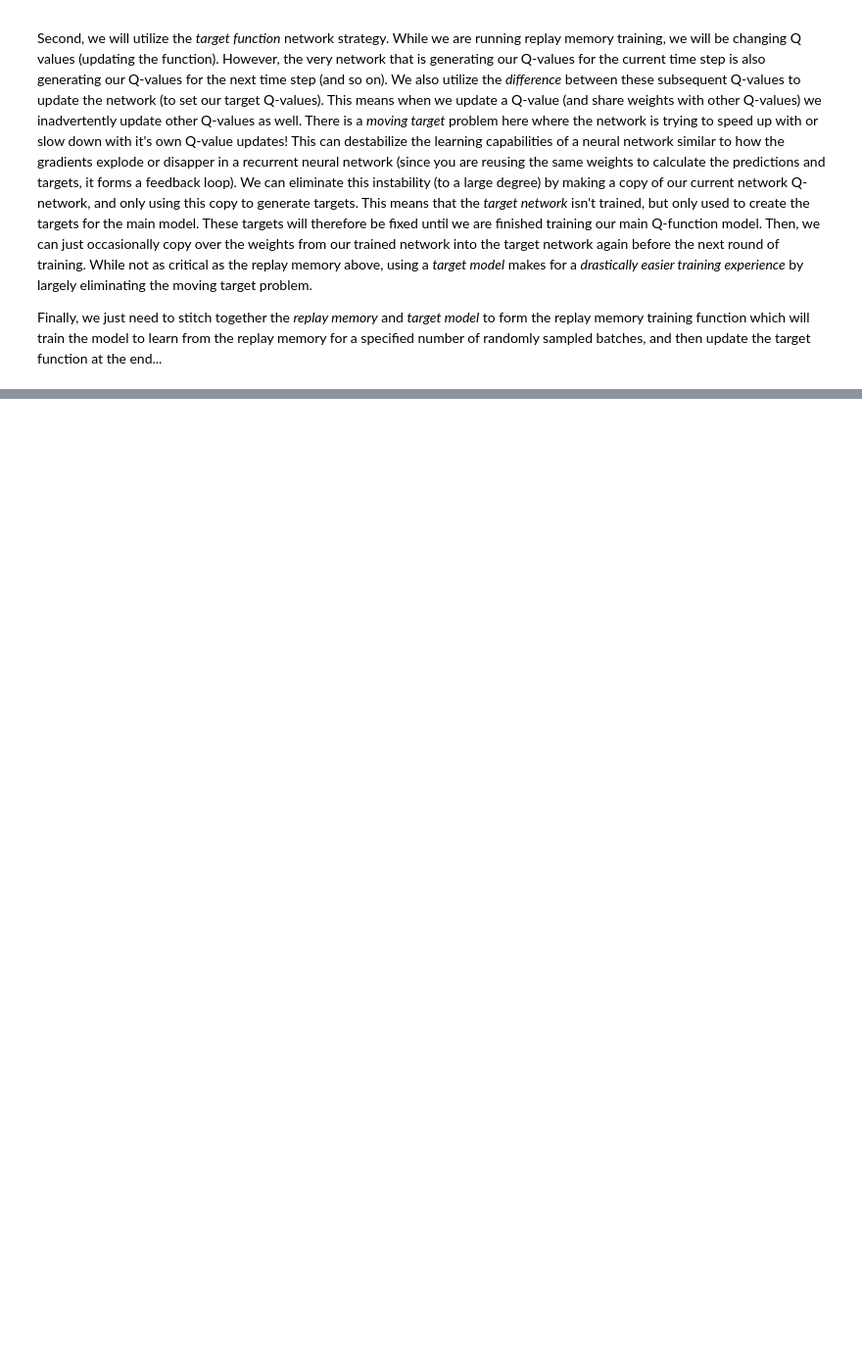
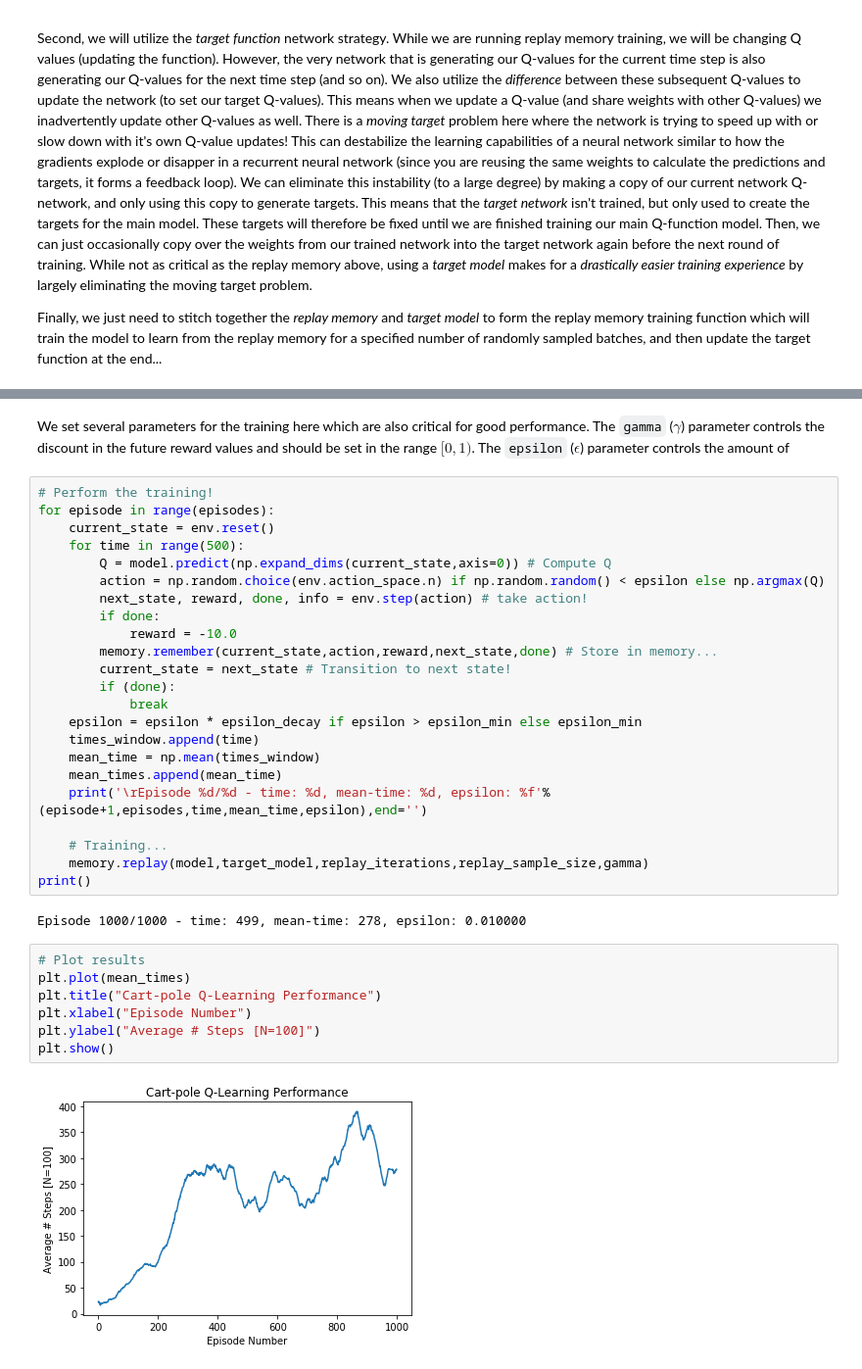
Before and after one commit to CSCI4850/notebook-examples, a Jupyter notebook: Feed-forward Neural Networks/Simple Q-Learning.ipynb, the cells around one changed output, grey strips where cells are left out. Shown at 98% size. Drawn from its saved outputs; the diff is of its cells as text; blank space fills up the shorter version.

Commit message:
Simple Q-learning example, a little more detail

```diff
--- a/Feed-forward Neural Networks/Simple Q-Learning.ipynb
+++ b/Feed-forward Neural Networks/Simple Q-Learning.ipynb
@@ -230,0 +271,36 @@ random.choice(range(2)) if random.random() < epsilon else 0
+# %% [markdown]
+We set several parameters for the training here which are also critical for good performance. The `gamma` ($\gamma$) parameter controls the discount in the future reward values and should be set in the range $[0,1)$. The `epsilon` ($\epsilon$) parameter controls the amount of
+# %%
+# Perform the training!
+for episode in range(episodes):
+    current_state = env.reset()
+    for time in range(500):
+        Q = model.predict(np.expand_dims(current_state,axis=0)) # Compute Q
+        action = np.random.choice(env.action_space.n) if np.random.random() < epsilon else np.argmax(Q)
+        next_state, reward, done, info = env.step(action) # take action!
+        if done:
+            reward = -10.0
+        memory.remember(current_state,action,reward,next_state,done) # Store in memory...
+        current_state = next_state # Transition to next state!
+        if (done):
+            break
+    epsilon = epsilon * epsilon_decay if epsilon > epsilon_min else epsilon_min
+    times_window.append(time)
+    mean_time = np.mean(times_window)
+    mean_times.append(mean_time)
+    print('\rEpisode %d/%d - time: %d, mean-time: %d, epsilon: %f'%(episode+1,episodes,time,mean_time,epsilon),end='')
+
+    # Training...
+    memory.replay(model,target_model,replay_iterations,replay_sample_size,gamma)
+print()
+# %% [output]
+Episode 1000/1000 - time: 499, mean-time: 278, epsilon: 0.010000
+# %%
+# Plot results
+plt.plot(mean_times)
+plt.title("Cart-pole Q-Learning Performance")
+plt.xlabel("Episode Number")
+plt.ylabel("Average # Steps [N=100]")
+plt.show()
+# %% [output]
+[figure, added]
```
Also changed, not shown: parts of 13 cells of this notebook.
